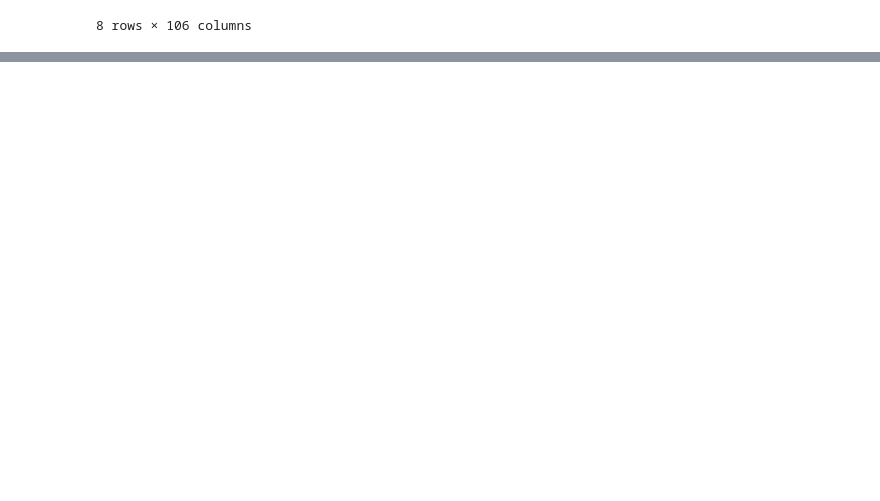
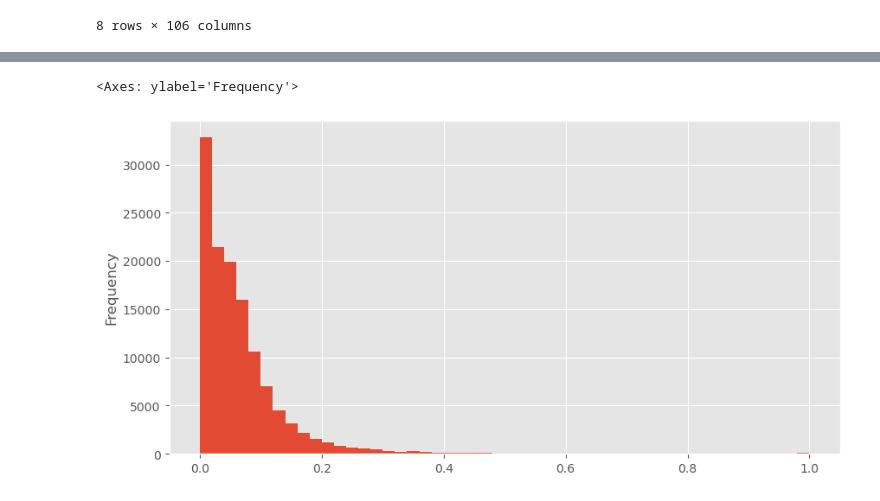
Before and after one commit to zeerafle/hci-scorecard-model, a Jupyter notebook: notebook.ipynb, the cells around one changed output, grey strips where cells are left out. Drawn from its saved outputs; the diff is of its cells as text; code cells hidden in the pictures; blank space fills up the shorter version.

```diff
--- a/notebook.ipynb
+++ b/notebook.ipynb
@@ -185,0 +277,3 @@ bureau_df.describe()
+# %%
+prev_df_amt_annuity = pd.read_sql('SELECT SK_ID_CURR, AMT_ANNUITY FROM previous_application', conn)
+prev_df_amt_annuity.head()
@@ -185,0 +287,3 @@ bureau_df.describe()
+# %%
+prev_df_amt_annuity_null = prev_df_amt_annuity.merge(df[df['AMT_ANNUITY'].isnull()], how='right', on='SK_ID_CURR')
+prev_df_amt_annuity_null.head()
@@ -185,0 +298,4 @@ bureau_df.describe()
+# %%
+mean_amt_annuity = prev_df_amt_annuity_null[['SK_ID_CURR', 'AMT_ANNUITY_x']].groupby('SK_ID_CURR').mean()
+for key, value in mean_amt_annuity.AMT_ANNUITY_x.to_dict().items():
+    df.loc[df['SK_ID_CURR'] == key, 'AMT_ANNUITY'] = value
@@ -185,0 +383,5 @@ bureau_df.describe()
+# %%
+df.LANDAREA_AVG.plot(kind='hist', bins=50, figsize=(10, 5))
+# %% [output]
+<Axes: ylabel='Frequency'>
+[figure, added]
```
Also changed, not shown: parts of 41 cells of this notebook, 1 other file.
